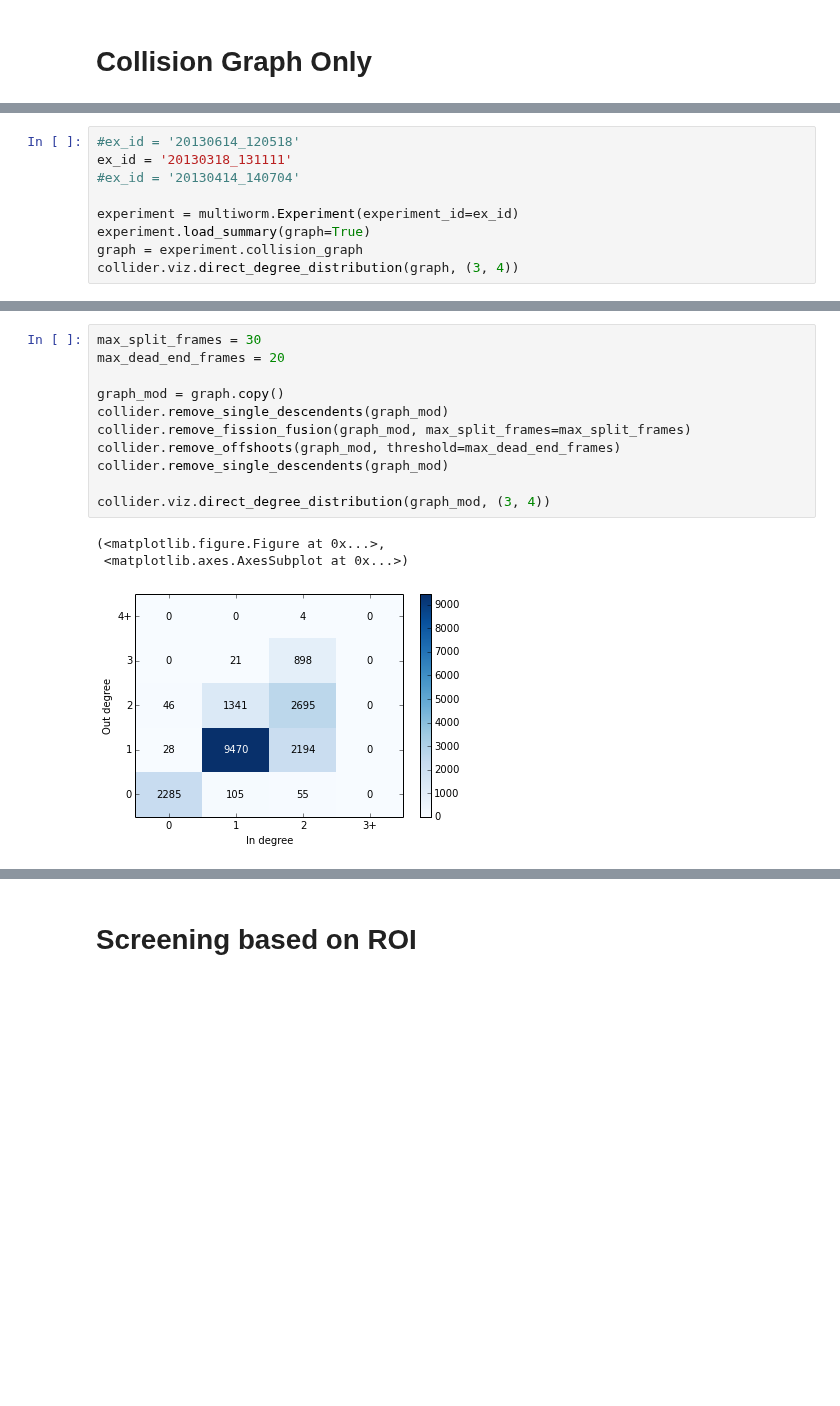
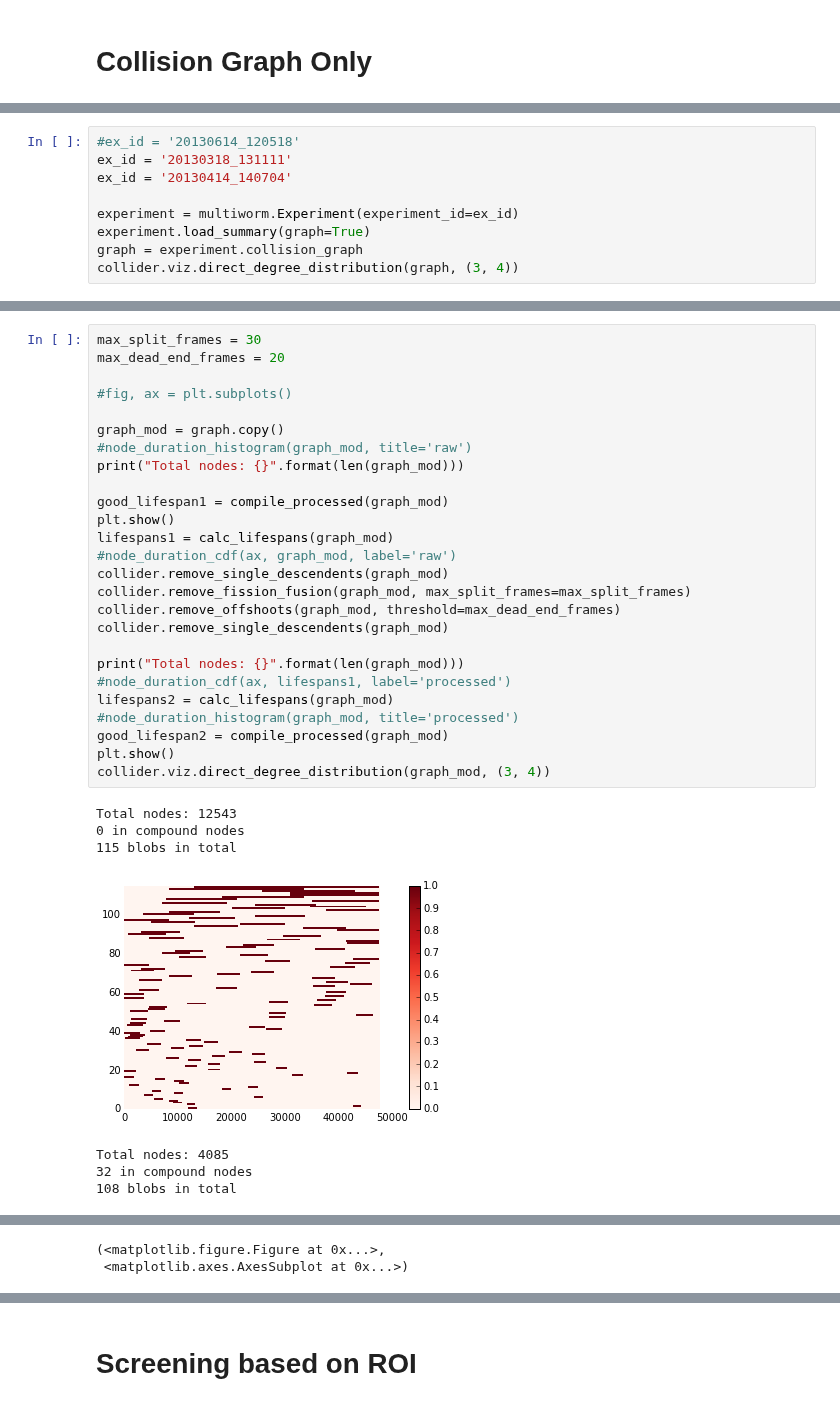
Before and after one commit to amarallab/waldo, a Jupyter notebook: workbooks/beyond_collisions.ipynb, the cells around one changed output, grey strips where cells are left out. Drawn from its saved outputs; the diff is of its cells as text; blank space fills up the shorter version.

```diff
--- a/workbooks/beyond_collisions.ipynb
+++ b/workbooks/beyond_collisions.ipynb
@@ -32,7 +81,7 @@ Python 2.7.3 (default, Feb 27 2014 20:00:17) [GCC 4.6.3] on linux2
 # %%
 #ex_id = '20130614_120518'
 ex_id = '20130318_131111'
-#ex_id = '20130414_140704'
+ex_id = '20130414_140704'
 
 experiment = multiworm.Experiment(experiment_id=ex_id)
 experiment.load_summary(graph=True)
@@ -45,15 +163,34 @@ collider.viz.direct_degree_distribution(graph, (3, 4))
 # %%
 max_split_frames = 30
 max_dead_end_frames = 20
 
+#fig, ax = plt.subplots()
+
 graph_mod = graph.copy()
+#node_duration_histogram(graph_mod, title='raw')
+print("Total nodes: {}".format(len(graph_mod)))
+
+good_lifespan1 = compile_processed(graph_mod)
+plt.show()
+lifespans1 = calc_lifespans(graph_mod)
+#node_duration_cdf(ax, graph_mod, label='raw')
 collider.remove_single_descendents(graph_mod)
 collider.remove_fission_fusion(graph_mod, max_split_frames=max_split_frames)
 collider.remove_offshoots(graph_mod, threshold=max_dead_end_frames)
 collider.remove_single_descendents(graph_mod)
 
+print("Total nodes: {}".format(len(graph_mod)))
+#node_duration_cdf(ax, lifespans1, label='processed')
+lifespans2 = calc_lifespans(graph_mod)
+#node_duration_histogram(graph_mod, title='processed')
+good_lifespan2 = compile_processed(graph_mod)
+plt.show()
 collider.viz.direct_degree_distribution(graph_mod, (3, 4))
 # %% [output]
-(<matplotlib.figure.Figure at 0x...>,
- <matplotlib.axes.AxesSubplot at 0x...>)
+Total nodes: 12543
+0 in compound nodes
+115 blobs in total
-[figure, old version]
+[figure, new version]
+Total nodes: 4085
+32 in compound nodes
+108 blobs in total
@@ -59,0 +198,2 @@ collider.viz.direct_degree_distribution(graph_mod, (3, 4))
+(<matplotlib.figure.Figure at 0x...>,
+ <matplotlib.axes.AxesSubplot at 0x...>)
```
Also changed, not shown: parts of 14 cells of this notebook, 4 other files.
